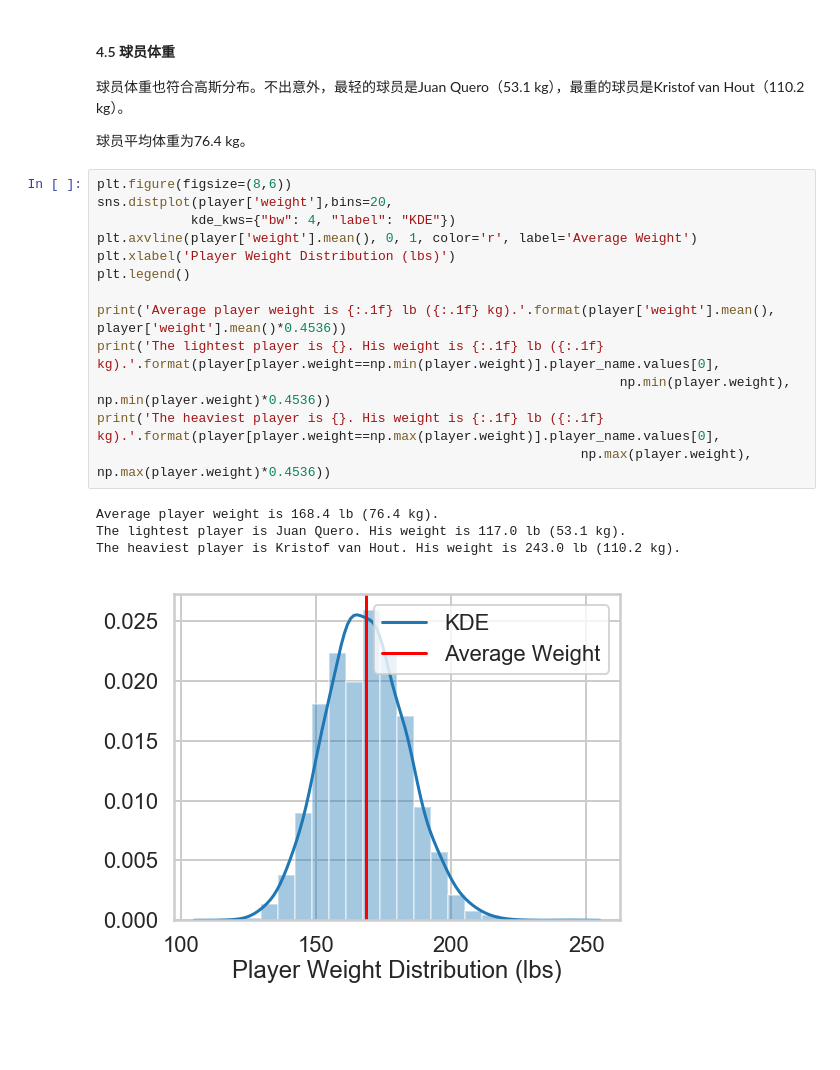
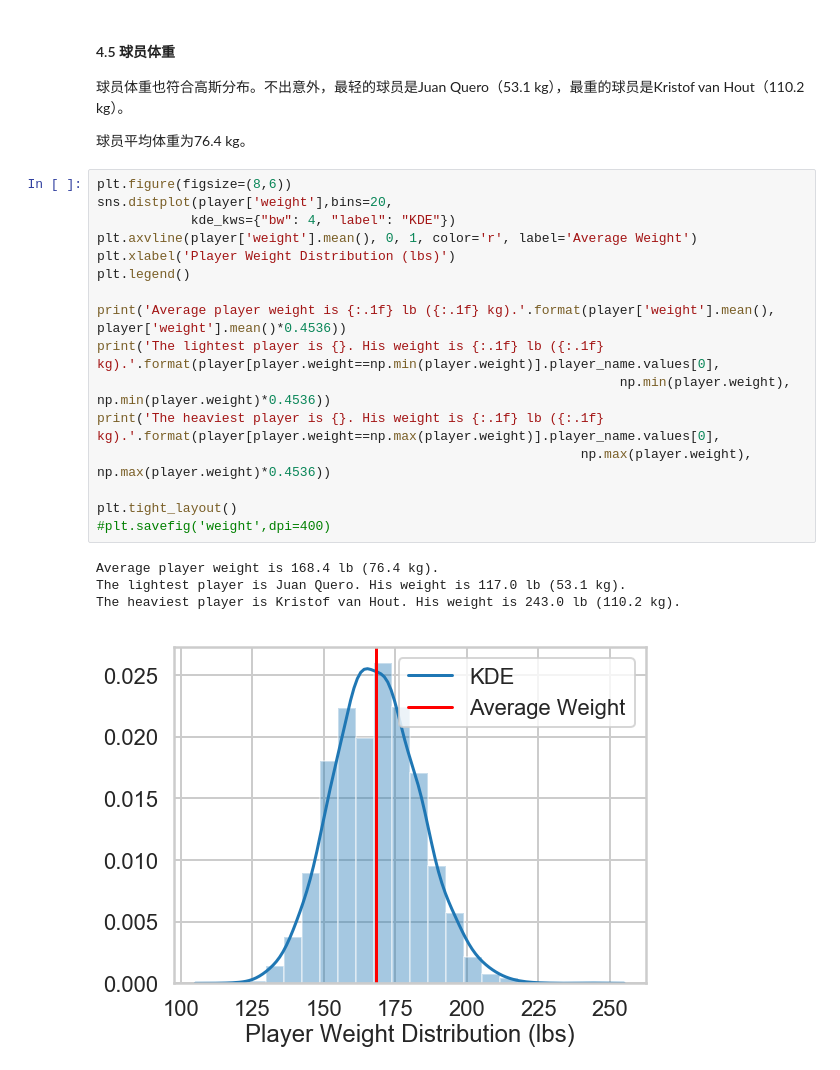
Before and after one commit to xzl524/football_data_analysis, a Jupyter notebook: projects/european_soccer_database_analysis/exploratory_data_analysis/exploratory_data_analysis_1_CN.ipynb, the cells around one changed output. Drawn from its saved outputs; the diff is of its cells as text; blank space fills up the shorter version.

```diff
--- a/projects/european_soccer_database_analysis/exploratory_data_analysis/exploratory_data_analysis_1_CN.ipynb
+++ b/projects/european_soccer_database_analysis/exploratory_data_analysis/exploratory_data_analysis_1_CN.ipynb
@@ -465,18 +468,21 @@ The tallest player is Kristof van Hout. His height is 208.3 cm.
 # %%
 plt.figure(figsize=(8,6))
 sns.distplot(player['weight'],bins=20,
             kde_kws={"bw": 4, "label": "KDE"})
 plt.axvline(player['weight'].mean(), 0, 1, color='r', label='Average Weight')
 plt.xlabel('Player Weight Distribution (lbs)')
 plt.legend()
 
 print('Average player weight is {:.1f} lb ({:.1f} kg).'.format(player['weight'].mean(), player['weight'].mean()*0.4536))
 print('The lightest player is {}. His weight is {:.1f} lb ({:.1f} kg).'.format(player[player.weight==np.min(player.weight)].player_name.values[0],
                                                                    np.min(player.weight), np.min(player.weight)*0.4536))
 print('The heaviest player is {}. His weight is {:.1f} lb ({:.1f} kg).'.format(player[player.weight==np.max(player.weight)].player_name.values[0],
                                                               np.max(player.weight), np.max(player.weight)*0.4536))
+
+plt.tight_layout()
+#plt.savefig('weight',dpi=400)
 # %% [output]
 Average player weight is 168.4 lb (76.4 kg).
 The lightest player is Juan Quero. His weight is 117.0 lb (53.1 kg).
 The heaviest player is Kristof van Hout. His weight is 243.0 lb (110.2 kg).
-[figure, old version]
+[figure, new version]
```
Also changed, not shown: parts of 4 cells of this notebook.
